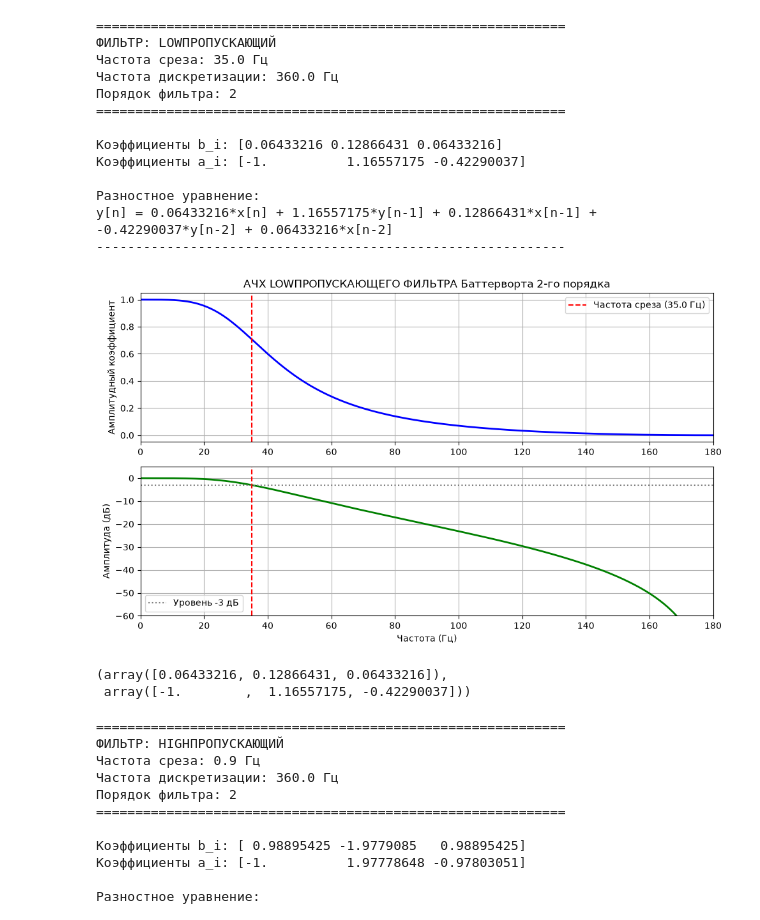
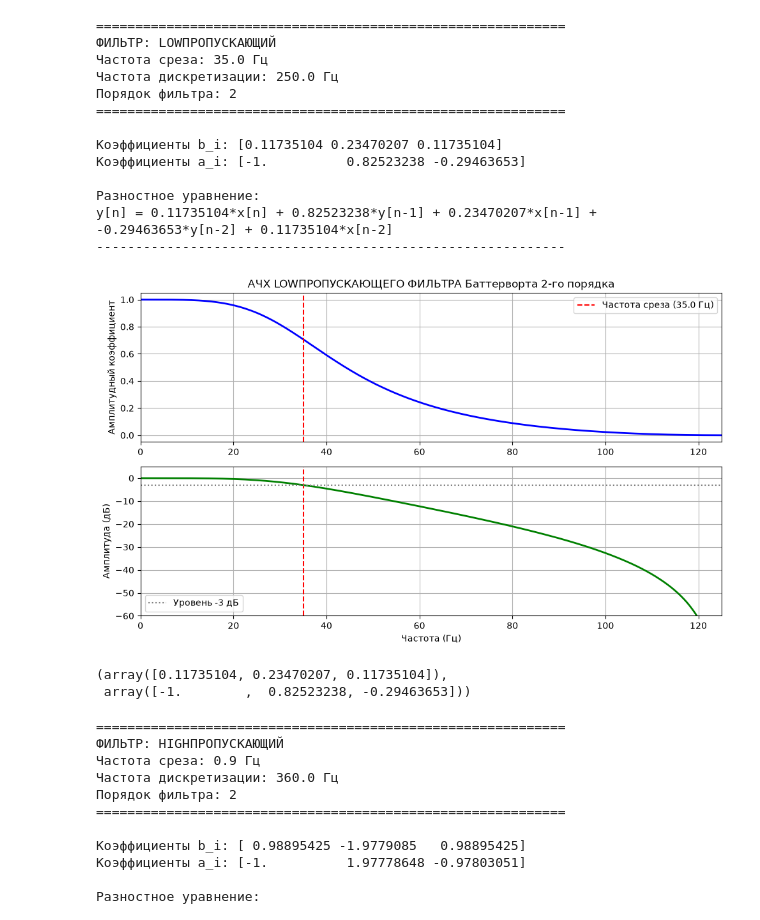
Before and after one commit to iksik04/ECG_wfdb_validation, a Jupyter notebook: calc_cooficients.ipynb, the cells around one changed output. Drawn from its saved outputs; the diff is of its cells as text; code cells hidden in the pictures.

```diff
--- a/calc_cooficients.ipynb
+++ b/calc_cooficients.ipynb
@@ -89,27 +89,27 @@ def design_filter(cutoff_hz, sampling_freq, filter_type='low', n=2):
 # %%
 design_filter(
         cutoff_hz=35.0,
-        sampling_freq=360.0,
+        sampling_freq=250.0,
         filter_type='low',
         n=2
     )
 # %% [output]
 ============================================================
 ФИЛЬТР: LOWПРОПУСКАЮЩИЙ
 Частота среза: 35.0 Гц
-Частота дискретизации: 360.0 Гц
+Частота дискретизации: 250.0 Гц
 Порядок фильтра: 2
 ============================================================
 
-Коэффициенты b_i: [0.06433216 0.12866431 0.06433216]
-Коэффициенты a_i: [-1.          1.16557175 -0.42290037]
+Коэффициенты b_i: [0.11735104 0.23470207 0.11735104]
+Коэффициенты a_i: [-1.          0.82523238 -0.29463653]
 
 Разностное уравнение:
-y[n] = 0.06433216*x[n] + 1.16557175*y[n-1] + 0.12866431*x[n-1] + -0.42290037*y[n-2] + 0.06433216*x[n-2]
+y[n] = 0.11735104*x[n] + 0.82523238*y[n-1] + 0.23470207*x[n-1] + -0.29463653*y[n-2] + 0.11735104*x[n-2]
 ------------------------------------------------------------
-[figure, old version]
+[figure, new version]
-(array([0.06433216, 0.12866431, 0.06433216]),
- array([-1.        ,  1.16557175, -0.42290037]))
+(array([0.11735104, 0.23470207, 0.11735104]),
+ array([-1.        ,  0.82523238, -0.29463653]))
 # %%
 design_filter(
         cutoff_hz=0.9,
```
